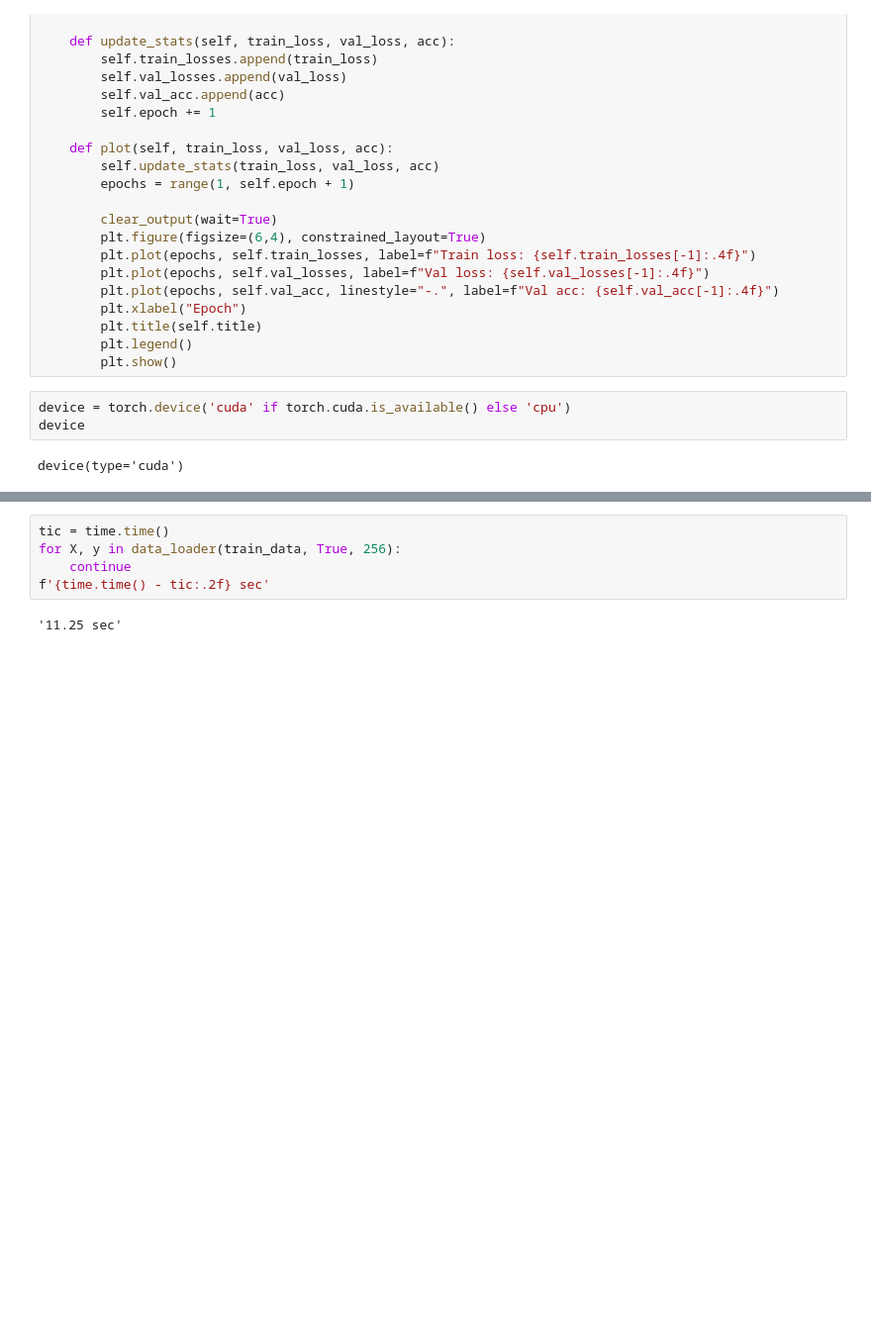
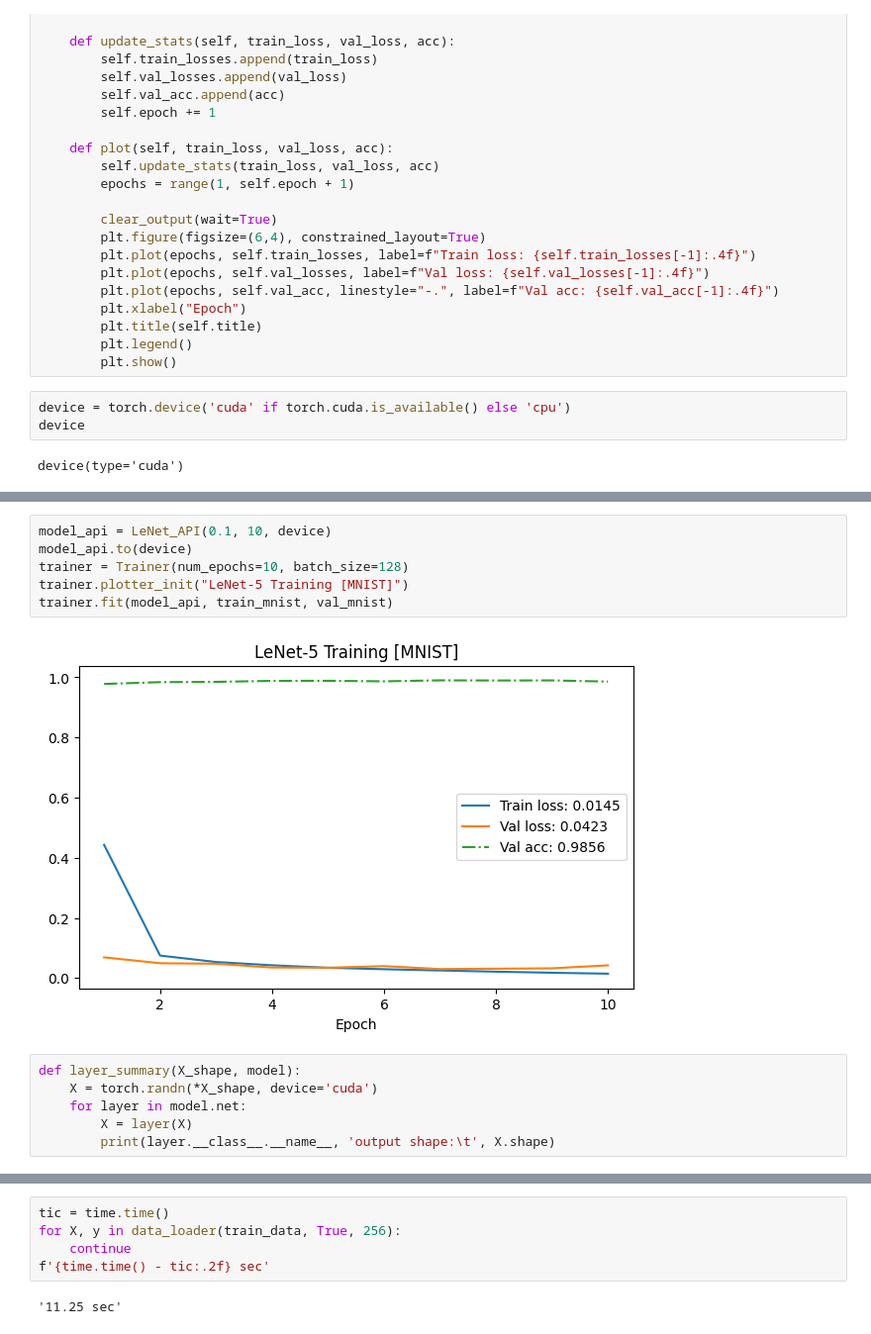
Before and after one commit to M4rselo/lenet5-from-scratch-analysis, a Jupyter notebook: cnn_scratch.ipynb, the cells around one changed output, grey strips where cells are left out. Shown at 99% size. Drawn from its saved outputs; the diff is of its cells as text; blank space fills up the shorter version.

```diff
--- a/cnn_scratch.ipynb
+++ b/cnn_scratch.ipynb
@@ -390,0 +422,14 @@ tensor([[[[ 1.5504, -2.0225, -0.6721,  1.2130, -2.2791],
+# %%
+model_api = LeNet_API(0.1, 10, device)
+model_api.to(device)
+trainer = Trainer(num_epochs=10, batch_size=128)
+trainer.plotter_init("LeNet-5 Training [MNIST]")
+trainer.fit(model_api, train_mnist, val_mnist)
+# %% [output]
+[figure, added]
+# %%
+def layer_summary(X_shape, model):
+    X = torch.randn(*X_shape, device='cuda')
+    for layer in model.net:
+        X = layer(X)
+        print(layer.__class__.__name__, 'output shape:\t', X.shape)
```
Also changed, not shown: parts of 29 cells of this notebook.
